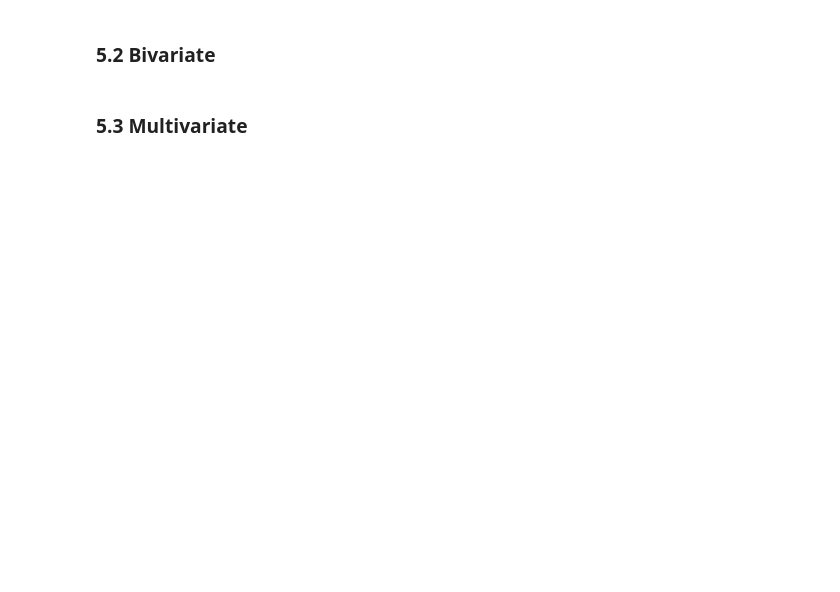
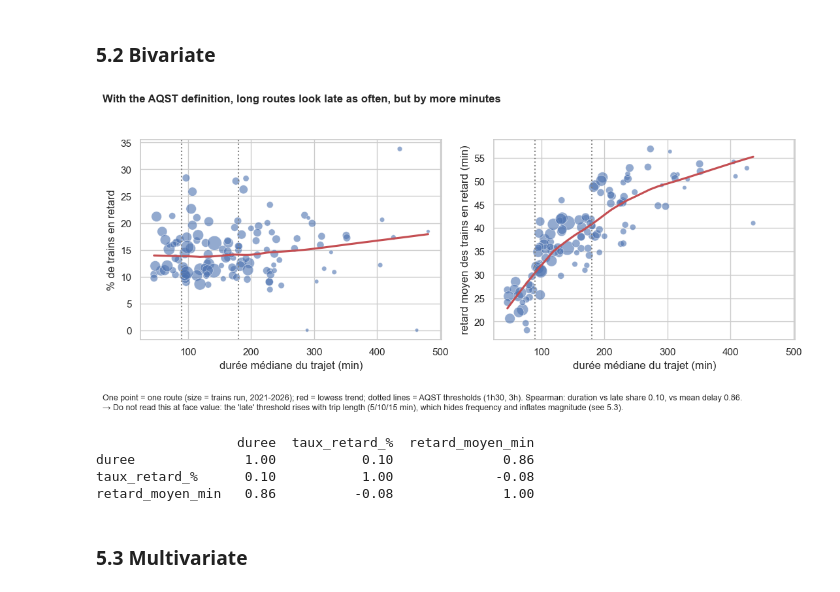
Before and after one commit to sarah-benaddad/tgv-punctuality-eda, a Jupyter notebook: project_04_tgv_punctuality.ipynb, the cells around one changed output. Drawn from its saved outputs; the diff is of its cells as text; code cells hidden in the pictures; blank space fills up the shorter version.

```diff
--- a/project_04_tgv_punctuality.ipynb
+++ b/project_04_tgv_punctuality.ipynb
@@ -828,6 +871,31 @@ clean = df.copy()      # TODO: this should be your cleaned data after Section 4
 # fig, ax = plt.subplots(figsize=(8, 4))
 # ...
 # show(fig, "<title that states the finding>", "<what the figure shows>", "<what a modeller should do>", "5_2")
+# %%
+# --- ajout groupe : durée du trajet vs fréquence ET vs ampleur, 1 point = 1 liaison ---
+# taille des points = nb de trains (une liaison à 30 trains/mois pèse moins qu'une à 400)
+fig, axes = plt.subplots(1, 2, figsize=(11, 4.5), sharex=True)
+for ax, y, lab in zip(axes, ["taux_retard_%", "retard_moyen_min"],
+                      ["% de trains en retard", "retard moyen des trains en retard (min)"]):
+    sns.scatterplot(data=liaisons, x="duree", y=y, size="circules", sizes=(15, 250),
+                    alpha=0.6, legend=False, ax=ax)
+    sns.regplot(data=liaisons, x="duree", y=y, scatter=False, lowess=True, color="C3", ax=ax)
+    for s in (90, 180):
+        ax.axvline(s, ls=":", c="grey")          # seuils AQST
+    ax.set(xlabel="durée médiane du trajet (min)", ylabel=lab)
+
+show(fig, "With the AQST definition, long routes look late as often, but by more minutes",
+     "One point = one route (size = trains run, 2021-2026); red = lowess trend; dotted lines = AQST thresholds (1h30, 3h). Spearman: duration vs late share 0.10, vs mean delay 0.86.",
+     "Do not read this at face value: the 'late' threshold rises with trip length (5/10/15 min), which hides frequency and inflates magnitude (see 5.3).",
+     "5_2")
+
+print(liaisons[["duree", "taux_retard_%", "retard_moyen_min"]].corr(method="spearman").round(2))
+# %% [output]
+[figure, added]
+                  duree  taux_retard_%  retard_moyen_min
+duree              1.00           0.10              0.86
+taux_retard_%      0.10           1.00             -0.08
+retard_moyen_min   0.86          -0.08              1.00
 # %% [markdown]
 ### 5.3 Multivariate
 # %%
```
Also changed, not shown: parts of 8 cells of this notebook, 5 other files.
